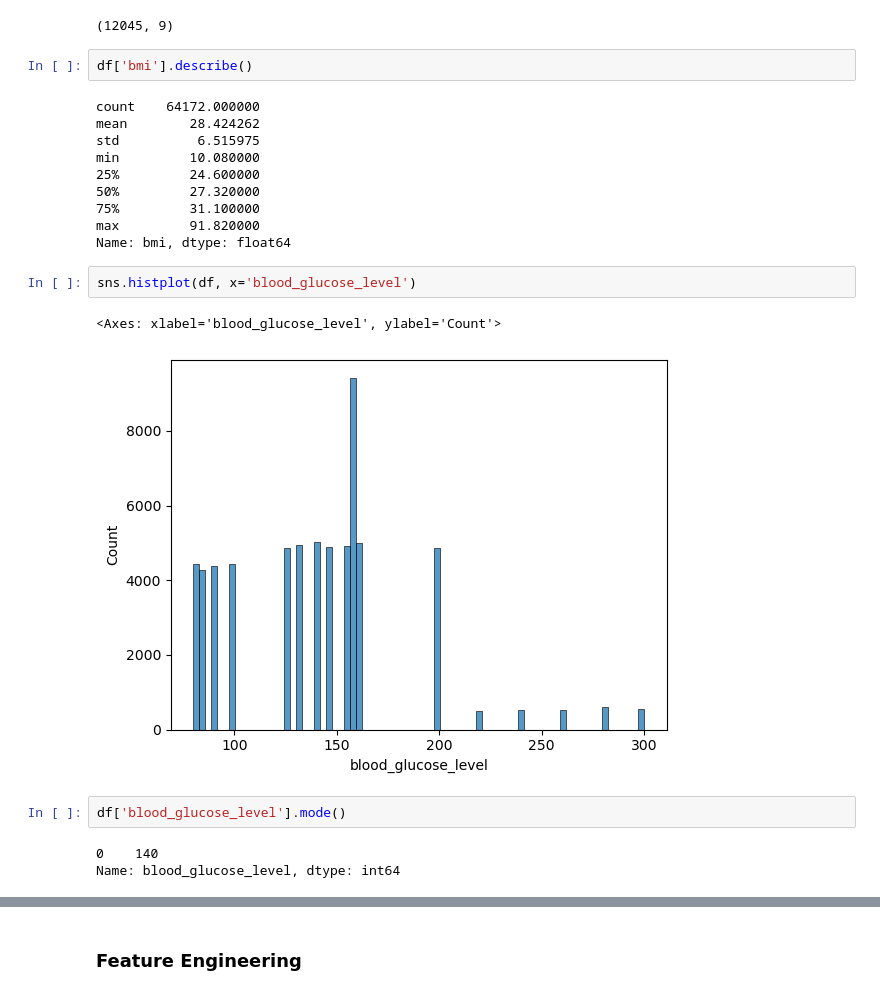
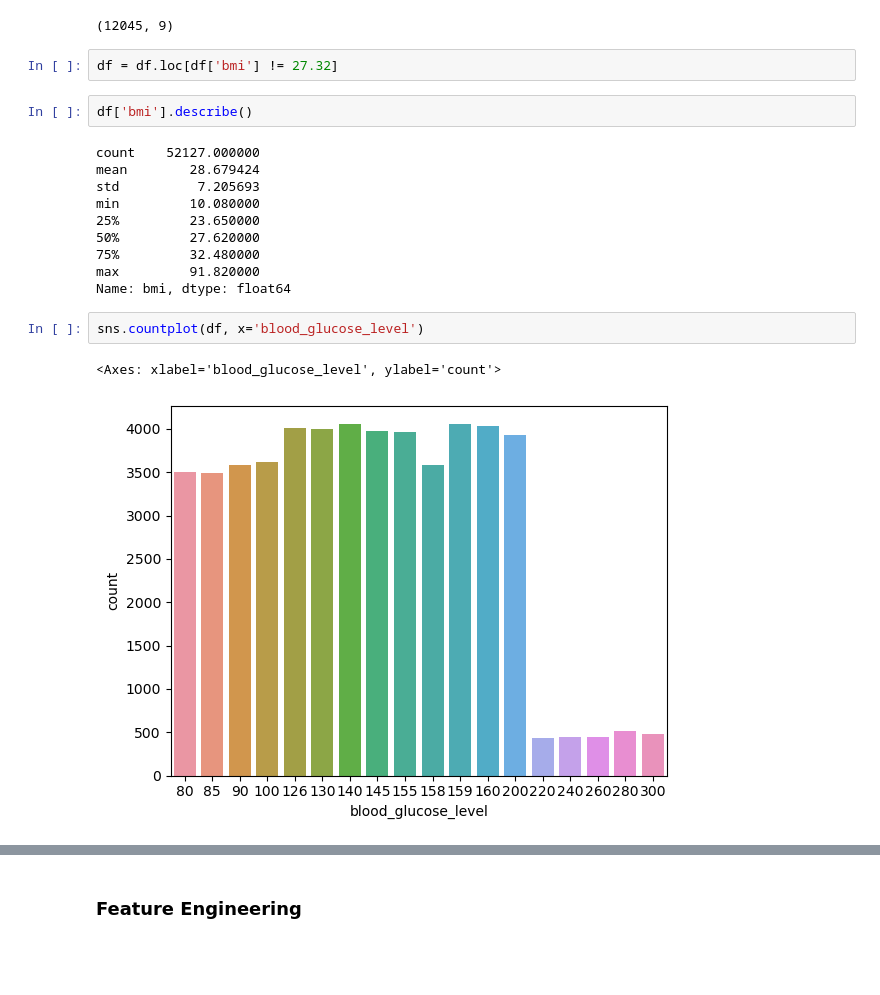
Before and after one commit to tobiasuihlein/diabetes_screening_and_diagnostics, a Jupyter notebook: notebooks/Draft.ipynb, the cells around one changed output, grey strips where cells are left out. Saved outputs shown, nothing was run; the diff lists cells and outputs as text; blank space fills up the shorter version.

```diff
--- a/notebooks/Draft.ipynb
+++ b/notebooks/Draft.ipynb
@@ -30,25 +40,22 @@ sns.histplot(df, x='bmi')
 df.loc[df['bmi'] == 27.32].shape
 # %% [output]
 (12045, 9)
+# %%
+df = df.loc[df['bmi'] != 27.32]
 # %%
 df['bmi'].describe()
 # %% [output]
-count    64172.000000
-mean        28.424262
-std          6.515975
+count    52127.000000
+mean        28.679424
+std          7.205693
 min         10.080000
-25%         24.600000
-50%         27.320000
-75%         31.100000
+25%         23.650000
+50%         27.620000
+75%         32.480000
 max         91.820000
 Name: bmi, dtype: float64
 # %%
-sns.histplot(df, x='blood_glucose_level')
+sns.countplot(df, x='blood_glucose_level')
 # %% [output]
-<Axes: xlabel='blood_glucose_level', ylabel='Count'>
+<Axes: xlabel='blood_glucose_level', ylabel='count'>
-[figure, old version]
+[figure, new version]
-# %%
-df['blood_glucose_level'].mode()
-# %% [output]
-0    140
-Name: blood_glucose_level, dtype: int64
```
Also changed, not shown: parts of 15 cells of this notebook.
